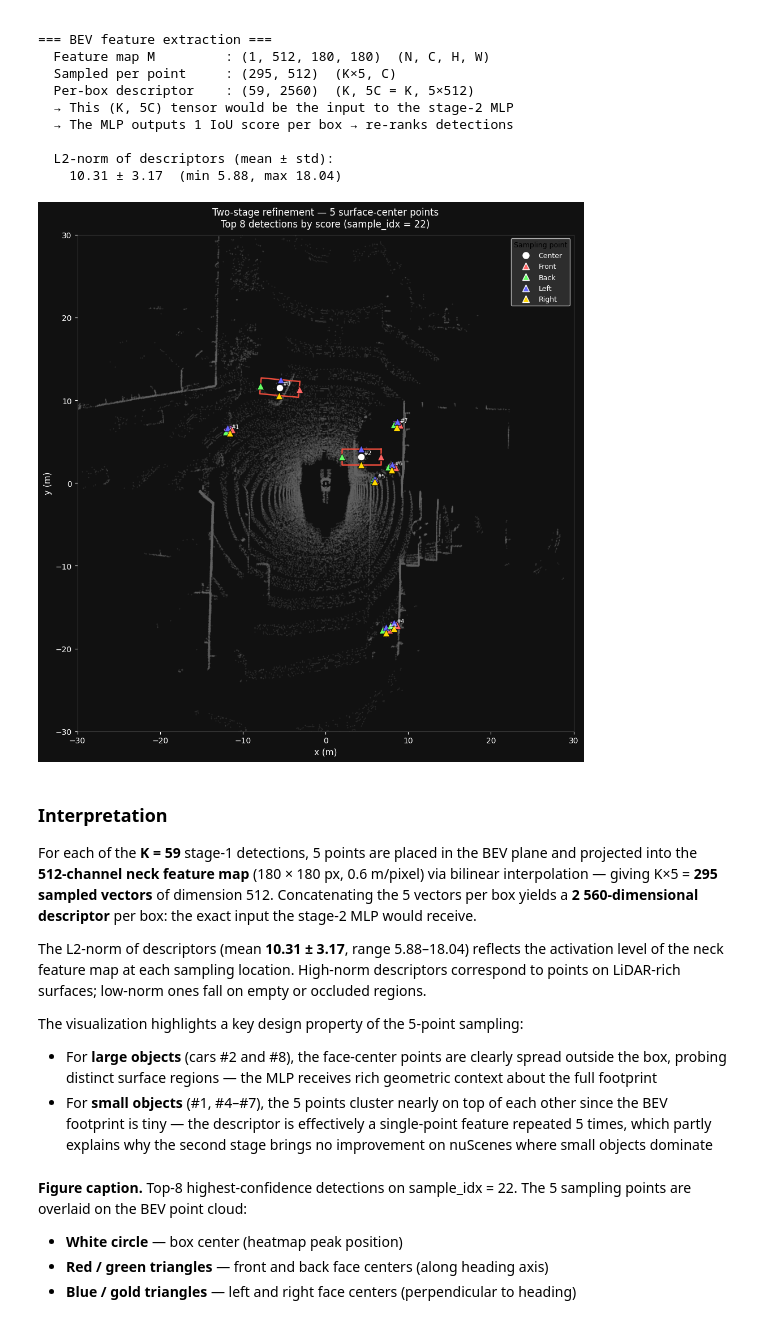
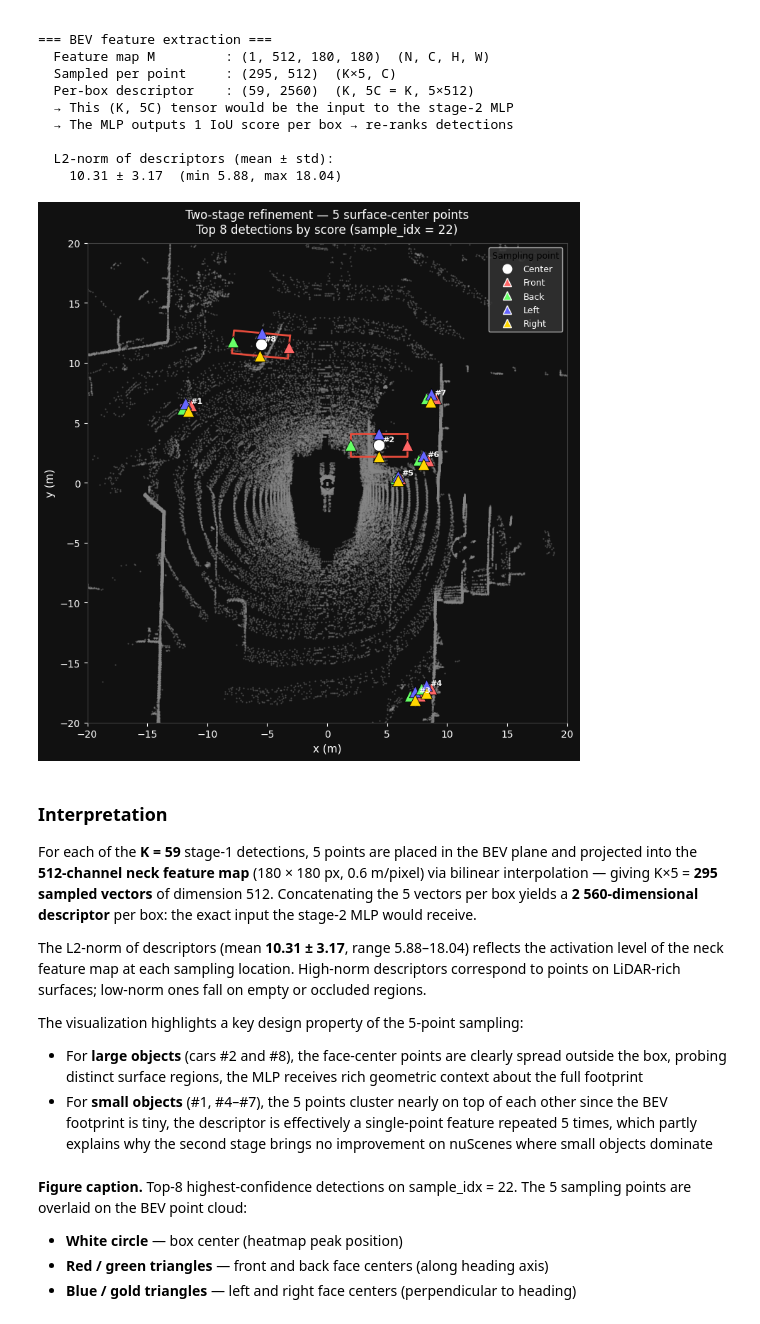
Before and after one commit to ErwanR123/Analysis_of_CenterPoint, a Jupyter notebook: 01_Analysis_and_Experiments.ipynb, the cells around one changed output. Drawn from its saved outputs; the diff is of its cells as text; code cells hidden in the pictures.

```diff
--- a/01_Analysis_and_Experiments.ipynb
+++ b/01_Analysis_and_Experiments.ipynb
@@ -1282,68 +1282,62 @@ print(f'    {norms.mean():.2f} ± {norms.std():.2f}  (min {norms.min():.2f}, max
   L2-norm of descriptors (mean ± std):
     10.31 ± 3.17  (min 5.88, max 18.04)
 # %%
-# ── Visualization: 5 surface-center points on BEV ────────────────────────
-# Show the 5 sampling points for the top-8 highest-scoring detected boxes
-
+# Visualization: 5 surface-center points on BEV
 TOP_N = 8
-sort_idx  = np.argsort(det_scores)[::-1][:TOP_N]
-top_boxes = det_boxes[sort_idx]
-top_pts   = pts_5[sort_idx]   # (TOP_N, 5, 2)
+sort_idx   = np.argsort(det_scores)[::-1][:TOP_N]
+top_boxes  = det_boxes[sort_idx]
+top_pts    = pts_5[sort_idx]
 top_labels = det_labels[sort_idx]
 
 POINT_COLORS = ['white', '#FF6666', '#66FF66', '#6666FF', '#FFD700']
 POINT_NAMES  = ['Center', 'Front', 'Back', 'Left', 'Right']
 
-fig, ax = plt.subplots(figsize=(10, 10))
+fig, ax = plt.subplots(figsize=(8, 8))
 fig.patch.set_facecolor('#111111')
 ax.set_facecolor('#111111')
 
-# Point cloud background
 ax.scatter(points[::5, 0], points[::5, 1],
-           s=0.3, c='#666666', alpha=0.3, rasterized=True)
+           s=0.4, c='#888888', alpha=0.4, rasterized=True)
 
-# Draw boxes and sampling points
 for rank, (box, pts, lbl) in enumerate(zip(top_boxes, top_pts, top_labels)):
     cx_b, cy_b, w_b, l_b, yaw_b = box[0], box[1], box[3], box[4], box[6]
     color = COLOR_MAP.get(CLASS_NAMES[int(lbl)], 'white')
-    draw_bev_box(ax, cx_b, cy_b, l_b, w_b, yaw_b, color=color, lw=1.8)
+    draw_bev_box(ax, cx_b, cy_b, l_b, w_b, yaw_b, color=color, lw=2.0)
 
-    # Draw the 5 sampling points
     for p_idx, (px, py) in enumerate(pts):
         marker = 'o' if p_idx == 0 else '^'
-        ax.scatter(px, py, s=80, c=POINT_COLORS[p_idx],
-                   marker=marker, zorder=6, edgecolors='black', linewidths=0.5)
+        ax.scatter(px, py, s=140, c=POINT_COLORS[p_idx],
+                   marker=marker, zorder=6, edgecolors='black', linewidths=0.6)
 
-    # Label rank
     ax.text(cx_b + 0.3, cy_b + 0.3, f'#{rank+1}',
-            color='white', fontsize=7, zorder=7)
+            color='white', fontsize=8, zorder=7, fontweight='bold')
 
-ax.set_xlim(-30, 30);  ax.set_ylim(-30, 30)
+ax.set_xlim(-20, 20);  ax.set_ylim(-20, 20)
 ax.set_aspect('equal')
 ax.set_xlabel('x (m)', color='white', fontsize=11)
 ax.set_ylabel('y (m)', color='white', fontsize=11)
 ax.tick_params(colors='white')
 for sp in ax.spines.values(): sp.set_edgecolor('#444')
 
-# Legend for sampling points
 from matplotlib.lines import Line2D
 legend_pts = [Line2D([0],[0], marker='o' if i==0 else '^', color='w',
-                     markerfacecolor=POINT_COLORS[i], markersize=8,
+                     markerfacecolor=POINT_COLORS[i], markersize=9,
                      label=POINT_NAMES[i], linestyle='None')
               for i in range(5)]
 ax.legend(handles=legend_pts, loc='upper right', fontsize=9,
           facecolor='#333333', labelcolor='white', framealpha=0.85,
           title='Sampling point', title_fontsize=9)
 
 ax.set_title(
     f'Two-stage refinement — 5 surface-center points\n'
     f'Top {TOP_N} detections by score (sample_idx = {sample_idx})',
     color='white', fontsize=12, pad=10
 )
 plt.tight_layout()
+
 plt.show()
 # %% [output]
-[figure, old version]
+[figure, new version]
 # %% [markdown]
 ### **Interpretation**
 
@@ -1362,10 +1356,10 @@ low-norm ones fall on empty or occluded regions.
 The visualization highlights a key design property of the 5-point sampling:
 
 - For **large objects** (cars #2 and #8), the face-center points are clearly
-  spread outside the box, probing distinct surface regions — the MLP
+  spread outside the box, probing distinct surface regions, the MLP
   receives rich geometric context about the full footprint
 - For **small objects** (#1, #4–#7), the 5 points cluster nearly on top of
-  each other since the BEV footprint is tiny — the descriptor is effectively
+  each other since the BEV footprint is tiny, the descriptor is effectively
   a single-point feature repeated 5 times, which partly explains why the
   second stage brings no improvement on nuScenes where small objects dominate
 # %% [markdown]
```
Also changed, not shown: parts of 12 cells of this notebook.
